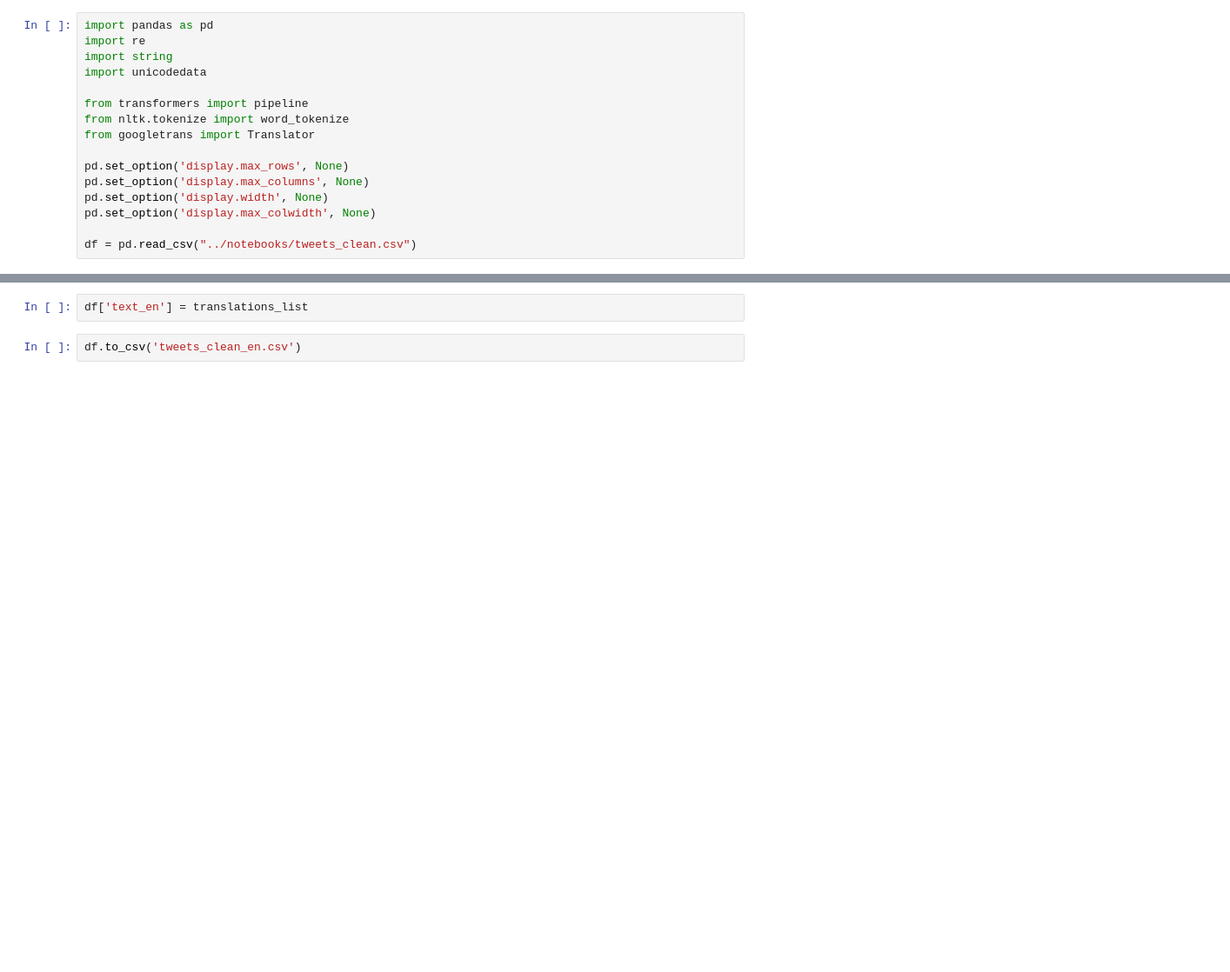
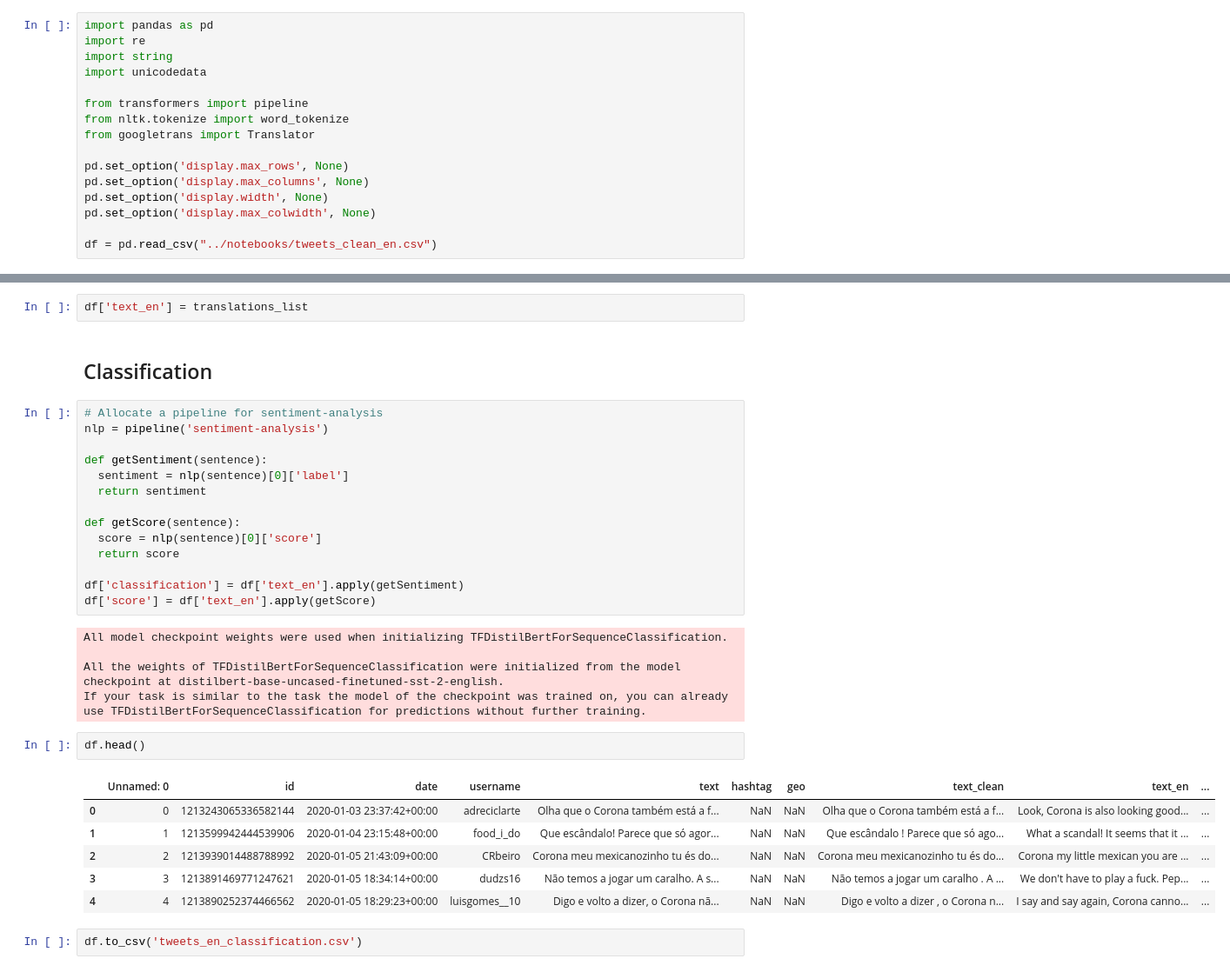
Before and after one commit to dssg-pt/miniproject-sentimentanalysis-covid, a Jupyter notebook: notebooks/Final Model - Classification.ipynb, the cells around one changed output, grey strips where cells are left out. Shown at 87% size. Drawn from its saved outputs; the diff is of its cells as text; blank space fills up the shorter version.

Commit message:
Added final model and the final csv containing tweets, en translation, classification and score

```diff
--- a/notebooks/Final Model - Classification.ipynb
+++ b/notebooks/Final Model - Classification.ipynb
@@ -13,4 +15,4 @@ pd.set_option('display.max_columns', None)
 pd.set_option('display.width', None)
 pd.set_option('display.max_colwidth', None)
 
-df = pd.read_csv("../notebooks/tweets_clean.csv")
+df = pd.read_csv("../notebooks/tweets_clean_en.csv")
@@ -84,5 +88,35 @@ print(translations_list)
 ['Look, Corona is also looking good. If they let you play in your place.', "What a scandal! It seems that it is only now that the referee has not gone to see the images. The Porto goal that eliminates ...
 # %%
 df['text_en'] = translations_list
+# %% [markdown]
+## Classification
+# %%
+# Allocate a pipeline for sentiment-analysis
+nlp = pipeline('sentiment-analysis')
+
+def getSentiment(sentence):
+  sentiment = nlp(sentence)[0]['label']
+  return sentiment
+
+def getScore(sentence):
+  score = nlp(sentence)[0]['score']
+  return score
+
+df['classification'] = df['text_en'].apply(getSentiment)
+df['score'] = df['text_en'].apply(getScore)
+# %% [output]
+All model checkpoint weights were used when initializing TFDistilBertForSequenceClassification.
+
+All the weights of TFDistilBertForSequenceClassification were initialized from the model checkpoint at distilbert-base-uncased-finetuned-sst-2-english.
+If your task is similar to the task the model of the checkpoint was trained on, you can already use TFDistilBertForSequenceClassification for predictions without further training.
+# %%
+df.head()
+# %% [output]
+|  | Unnamed: 0 | id | date | username | text | hashtag | geo | text_clean | text_en | ... |
+| 0 | 0 | 1213243065336582144 | 2020-01-03 23:37:42+00:00 | adreciclarte | Olha que o Corona também está a f... | NaN | NaN | Olha que o Corona também está a f... | Look, Corona is also looking good... | ... |
+| 1 | 1 | 1213599942444539906 | 2020-01-04 23:15:48+00:00 | food_i_do | Que escândalo! Parece que só agor... | NaN | NaN | Que escândalo ! Parece que só ago... | What a scandal! It seems that it ... | ... |
+| 2 | 2 | 1213939014488788992 | 2020-01-05 21:43:09+00:00 | CRbeiro | Corona meu mexicanozinho tu és do... | NaN | NaN | Corona meu mexicanozinho tu és do... | Corona my little mexican you are ... | ... |
+| 3 | 3 | 1213891469771247621 | 2020-01-05 18:34:14+00:00 | dudzs16 | Não temos a jogar um caralho. A s... | NaN | NaN | Não temos a jogar um caralho . A ... | We don't have to play a fuck. Pep... | ... |
+| 4 | 4 | 1213890252374466562 | 2020-01-05 18:29:23+00:00 | luisgomes__10 | Digo e volto a dizer, o Corona nã... | NaN | NaN | Digo e volto a dizer , o Corona n... | I say and say again, Corona canno... | ... |
 # %%
-df.to_csv('tweets_clean_en.csv')
+df.to_csv('tweets_en_classification.csv')
```
Also changed, not shown: parts of 2 cells of this notebook, 4 other files.
